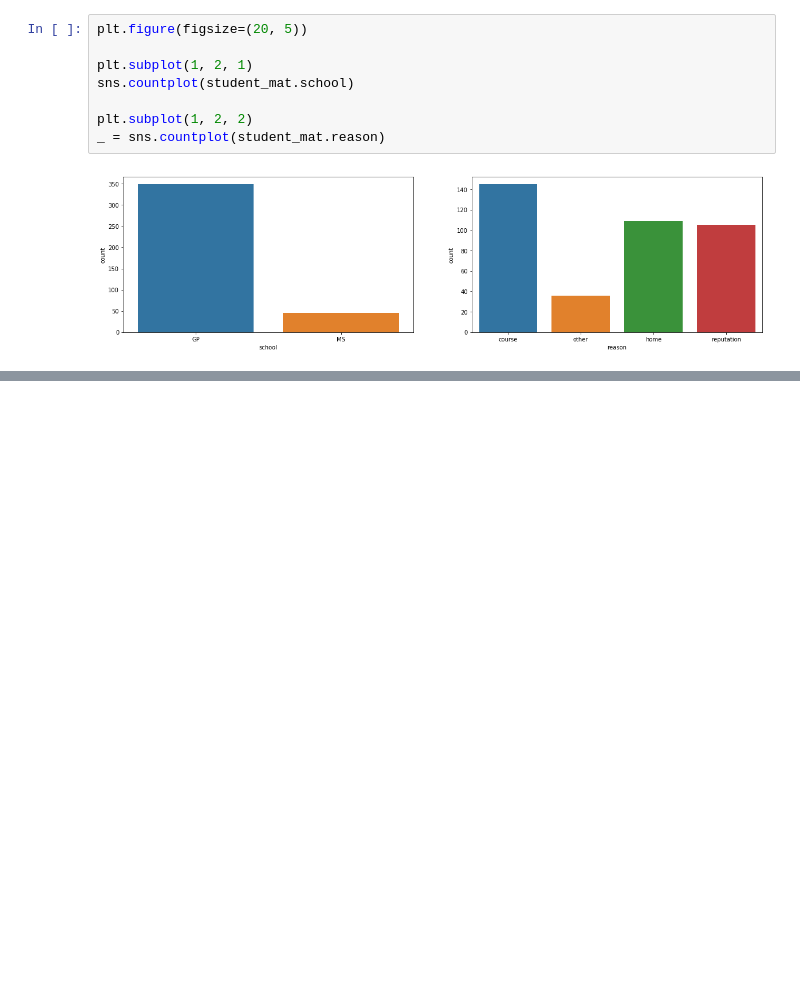
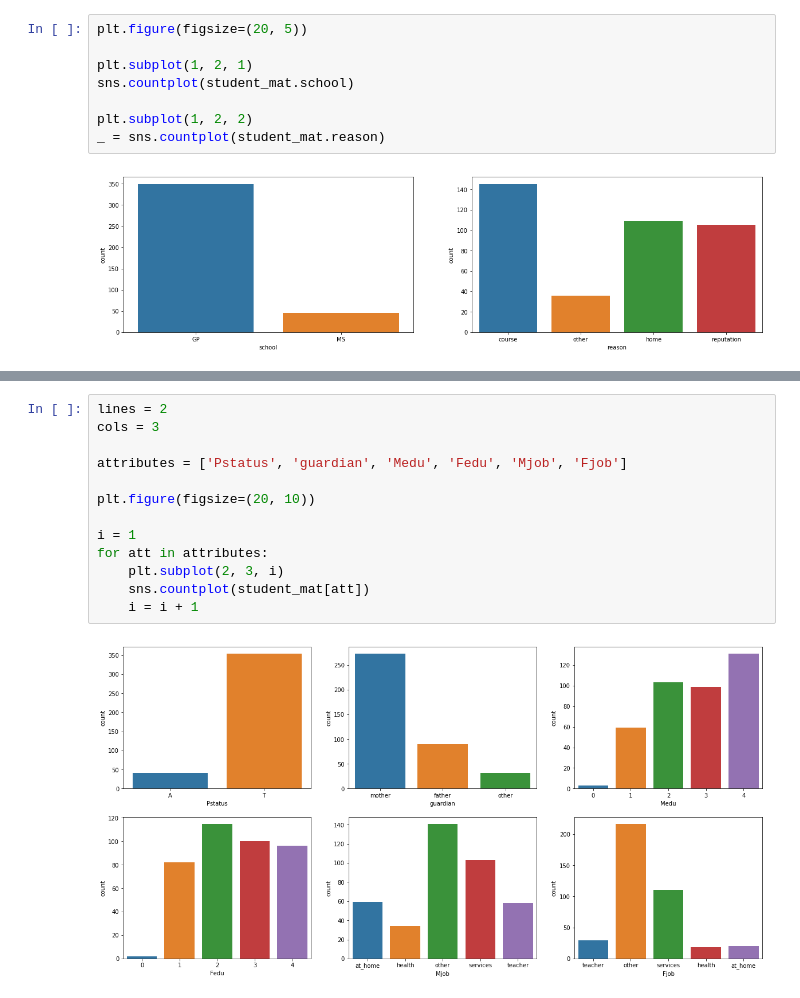
Before and after one commit to Maryqwer/student-performance, a Jupyter notebook: exploratory-data-analysis.ipynb, the cells around one changed output, grey strips where cells are left out. Drawn from its saved outputs; the diff is of its cells as text; blank space fills up the shorter version.

```diff
--- a/exploratory-data-analysis.ipynb
+++ b/exploratory-data-analysis.ipynb
@@ -152,0 +184,15 @@ _ = sns.countplot(student_mat.reason)
+# %%
+lines = 2
+cols = 3
+
+attributes = ['Pstatus', 'guardian', 'Medu', 'Fedu', 'Mjob', 'Fjob']
+
+plt.figure(figsize=(20, 10))
+
+i = 1
+for att in attributes:
+    plt.subplot(2, 3, i)
+    sns.countplot(student_mat[att])
+    i = i + 1
+# %% [output]
+[figure, added]
```
Also changed, not shown: parts of 2 cells of this notebook.
